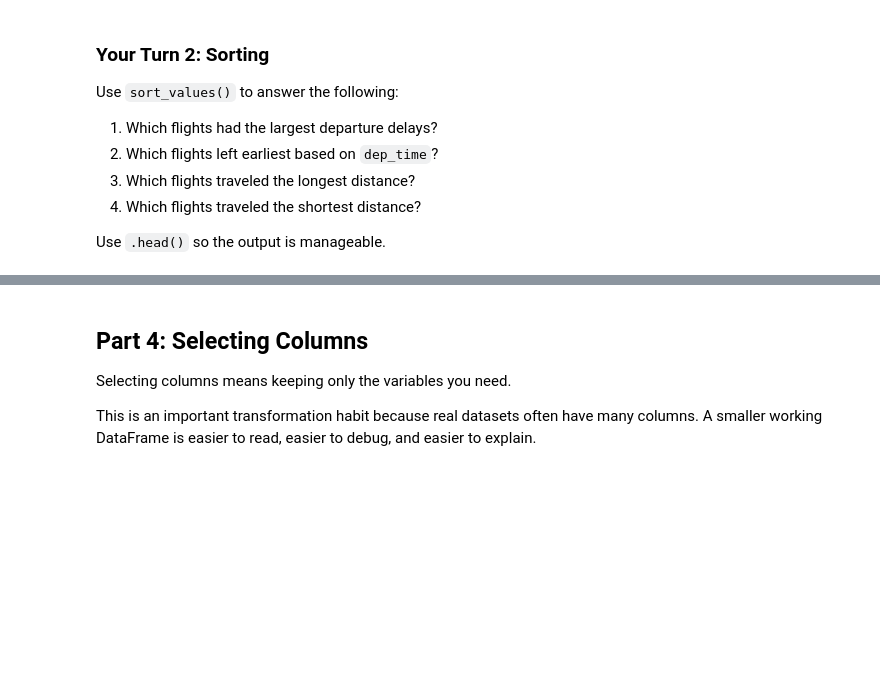
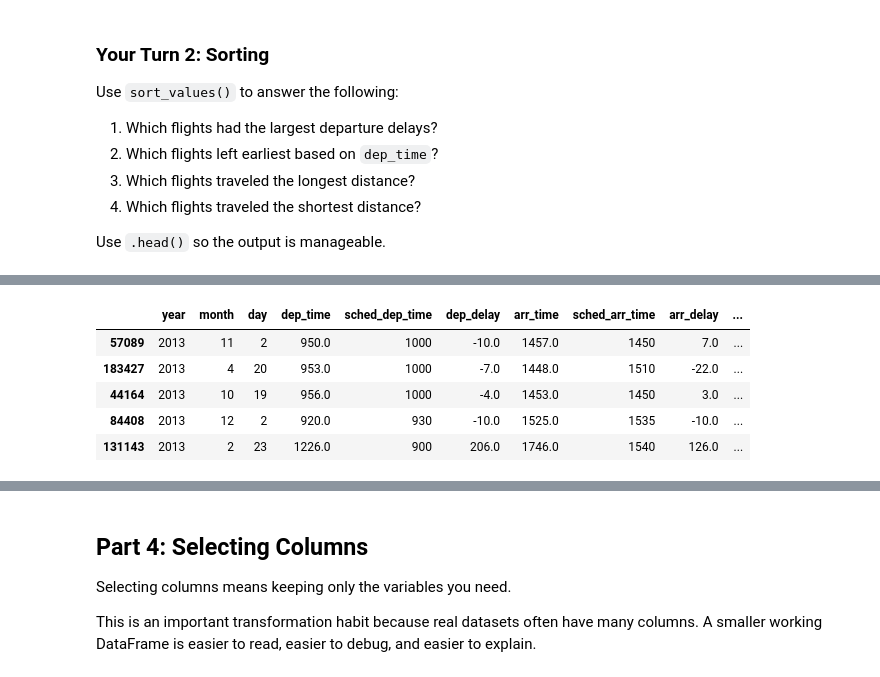
Before and after one commit to Ksandys22/BAN6003-WEEK5-6-KiraSandys, a Jupyter notebook: notebooks/module5_basic_transformation_guided_lab.ipynb, the cells around one changed output, grey strips where cells are left out. Drawn from its saved outputs; the diff is of its cells as text; code cells hidden in the pictures; blank space fills up the shorter version.

```diff
--- a/notebooks/module5_basic_transformation_guided_lab.ipynb
+++ b/notebooks/module5_basic_transformation_guided_lab.ipynb
@@ -213,5 +356,12 @@ Use `.head()` so the output is manageable.
 # %%
 # 3. Longest distances
-# Your code here
+flights.sort_values("distance", ascending=False).head()
+# %% [output]
+|  | year | month | day | dep_time | sched_dep_time | dep_delay | arr_time | sched_arr_time | arr_delay | ... |
+| 57089 | 2013 | 11 | 2 | 950.0 | 1000 | -10.0 | 1457.0 | 1450 | 7.0 | ... |
+| 183427 | 2013 | 4 | 20 | 953.0 | 1000 | -7.0 | 1448.0 | 1510 | -22.0 | ... |
+| 44164 | 2013 | 10 | 19 | 956.0 | 1000 | -4.0 | 1453.0 | 1450 | 3.0 | ... |
+| 84408 | 2013 | 12 | 2 | 920.0 | 930 | -10.0 | 1525.0 | 1535 | -10.0 | ... |
+| 131143 | 2013 | 2 | 23 | 1226.0 | 900 | 206.0 | 1746.0 | 1540 | 126.0 | ... |
 # %%
 # 4. Shortest distances
```
Also changed, not shown: parts of 45 cells of this notebook, 2 other files.
